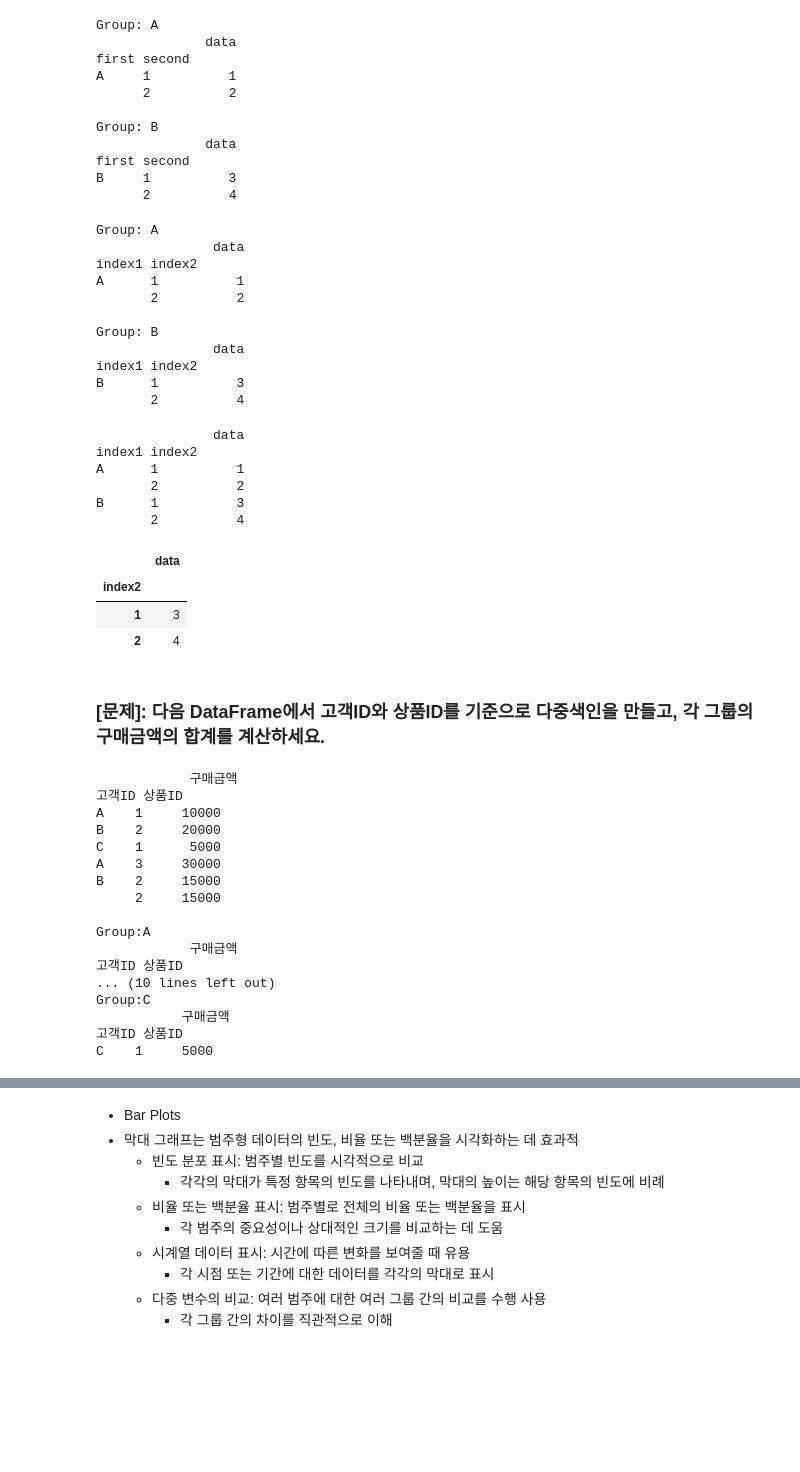
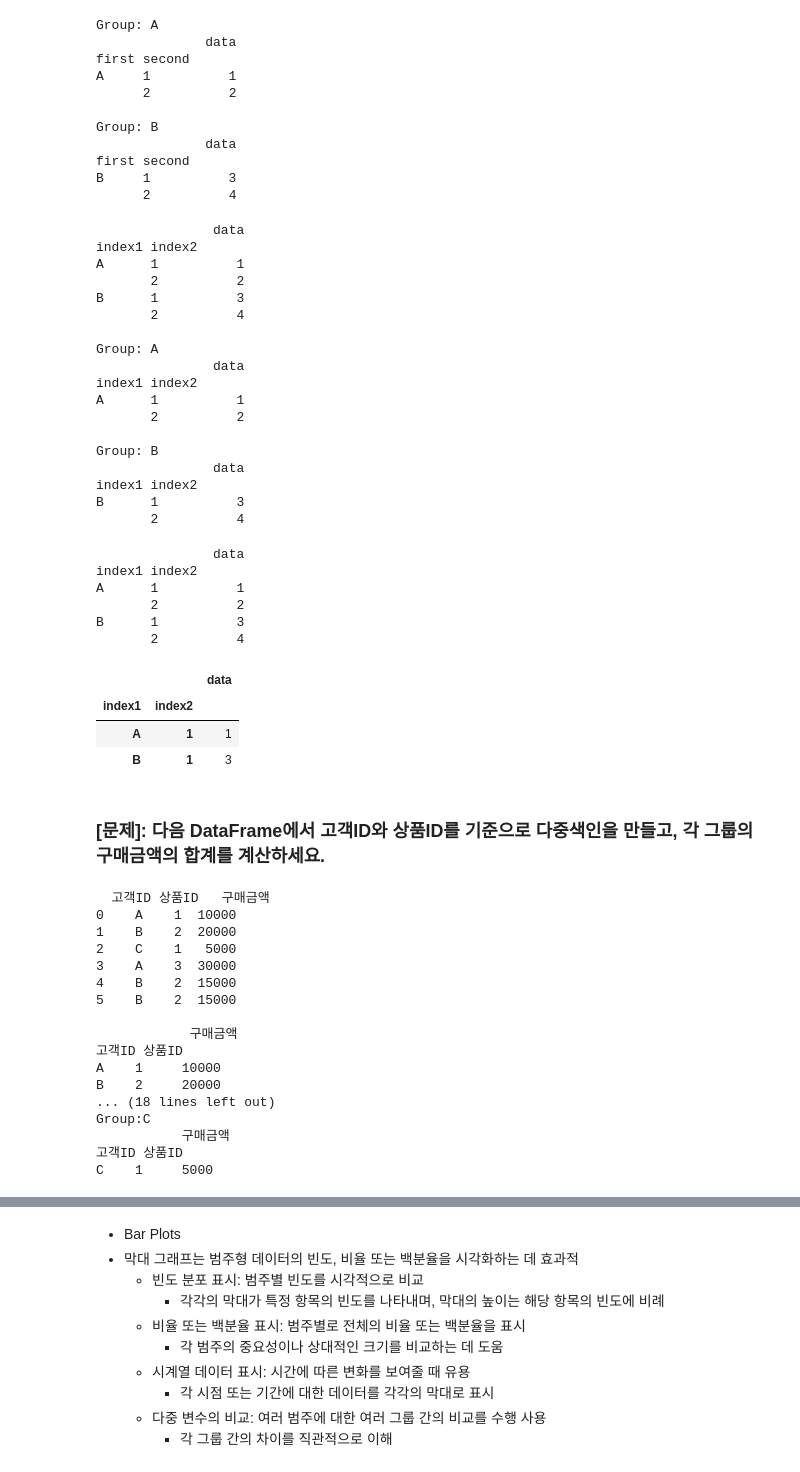
Before and after one commit to Agayeon/python_basic, a Jupyter notebook: data_analysis_05_02_class.ipynb, the cells around one changed output, grey strips where cells are left out. Drawn from its saved outputs; the diff is of its cells as text; code cells hidden in the pictures; blank space fills up the shorter version.

```diff
--- a/data_analysis_05_02_class.ipynb
+++ b/data_analysis_05_02_class.ipynb
@@ -284,7 +347,7 @@ first second
 B     1          3
       2          4
 # %%
-# case3>
+# case3> 가장 많이 사용
 # 1. 다중 색인 생성
 df = pd.DataFrame({
     "data": [1, 2, 3, 4],
@@ -292,11 +355,11 @@ df = pd.DataFrame({
     "index2": [1, 2, 1, 2],
 })
 
-
-df #단일 인덱스
-df = df.set_index(["index1", "index2"]) #!!!
+df # 단일 인덱스
+df = df.set_index(["index1", "index2"]) #!!!!
 df.index
-
+print(df)
+print()
 # 2.다중 색인 사용
 # 첫 번째 인덱스 수준을 기준으로 그룹화
 grouped = df.groupby(level=0)
@@ -307,6 +370,13 @@ for name, group in grouped:
     print(group)
     print()
 # %% [output]
+               data
+index1 index2
+A      1          1
+       2          2
+B      1          3
+       2          4
+
 Group: A
                data
 index1 index2
@@ -321,34 +391,33 @@ B      1          3
 # %%
 # Note: 다중 색인 데이터프레임의 슬라이싱
 
 # 다중 색인 데이터프레임
 df = pd.DataFrame({
     "data": [1, 2, 3, 4],
     "index1": ["A", "A", "B", "B"],
     "index2": [1, 2, 1, 2],
 })
 
 df = df.set_index(["index1", "index2"])
 print(df)
 print()
+# 슬라이싱
+df.loc["A", 1] # index1에서 "A" 선택, index2에서 1 선택
 
-# 슬라이싱
-df.loc["A", 1] # index1에서 "A" 선택, index1에서 1 선택
+df.loc["B", :] # index1에서 "B" 선택, index2에서 모든 값 선택
 
-df.loc["B", :] # index1에서 "B" 선택, index1에서 모든 값 선택
-
-# df.loc[[('A', 1),('B',1)]] # index1에서 "A"와 "B" 선택, index1에서 1 선택
+df.loc[[('A', 1),('B',1)]] # index1에서 "A"와 "B" 선택, index1에서 1 선택
 # %% [output]
                data
 index1 index2
 A      1          1
        2          2
 B      1          3
        2          4
-|  | data |
-| index2 |  |
-| 1 | 3 |
-| 2 | 4 |
+|  |  | data |
+| index1 | index2 |  |
+| A | 1 | 1 |
+| B | 1 | 3 |
 # %% [markdown]
 ### [문제]: 다음 DataFrame에서 고객ID와 상품ID를 기준으로 다중색인을 만들고, 각 그룹의 구매금액의 합계를 계산하세요.
 # %%
@@ -364,38 +433,37 @@ data = [
 
 # 1. 데이터프레임 생성
 df = pd.DataFrame(data)
-df
-
+print(df)
+print()
 # 2. 고객ID와 상품ID을 기준으로 다중색인을 생성하여 계층구조인 데이터프레임을 생성하기
-df.set_index(["고객ID", "상품ID"],inplace=True)
+df.set_index(['고객ID','상품ID'], inplace=True)
 print(df)
 print()
 
 #3. 데이터프레임의 다중색인을 출력하기
 df.index
-
 #4. 첫 번째 고객ID 인덱스을 기준으로 그룹화
-grouped = df.groupby(level=0)
+grouped_고객ID = df.groupby(level=0)
 
 #5. 각 그룹에 대한 정보 출력
-for name, group in grouped:
+for name, group in grouped_고객ID:
     print(f"Group:{name}")
     print(group)
     print()
 # %% [output]
+  고객ID 상품ID   구매금액
+0    A    1  10000
+1    B    2  20000
+2    C    1   5000
+3    A    3  30000
+4    B    2  15000
+5    B    2  15000
+
             구매금액
 고객ID 상품ID
 A    1     10000
 B    2     20000
-C    1      5000
-A    3     30000
-B    2     15000
-     2     15000
-
-Group:A
-            구매금액
-고객ID 상품ID
-... (10 lines left out)
+... (18 lines left out)
 Group:C
            구매금액
 고객ID 상품ID
```
Also changed, not shown: parts of 38 cells of this notebook, 4 other files.
